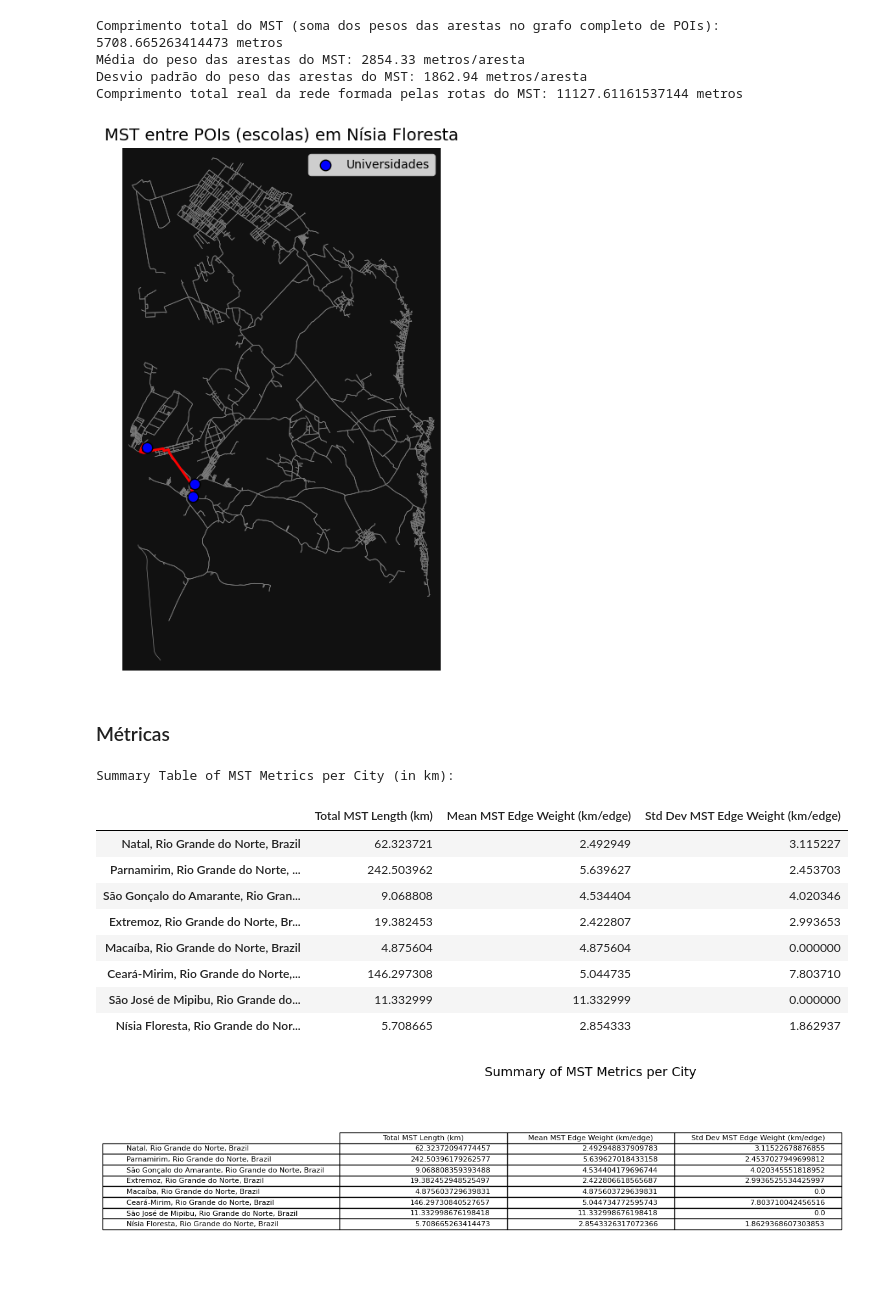
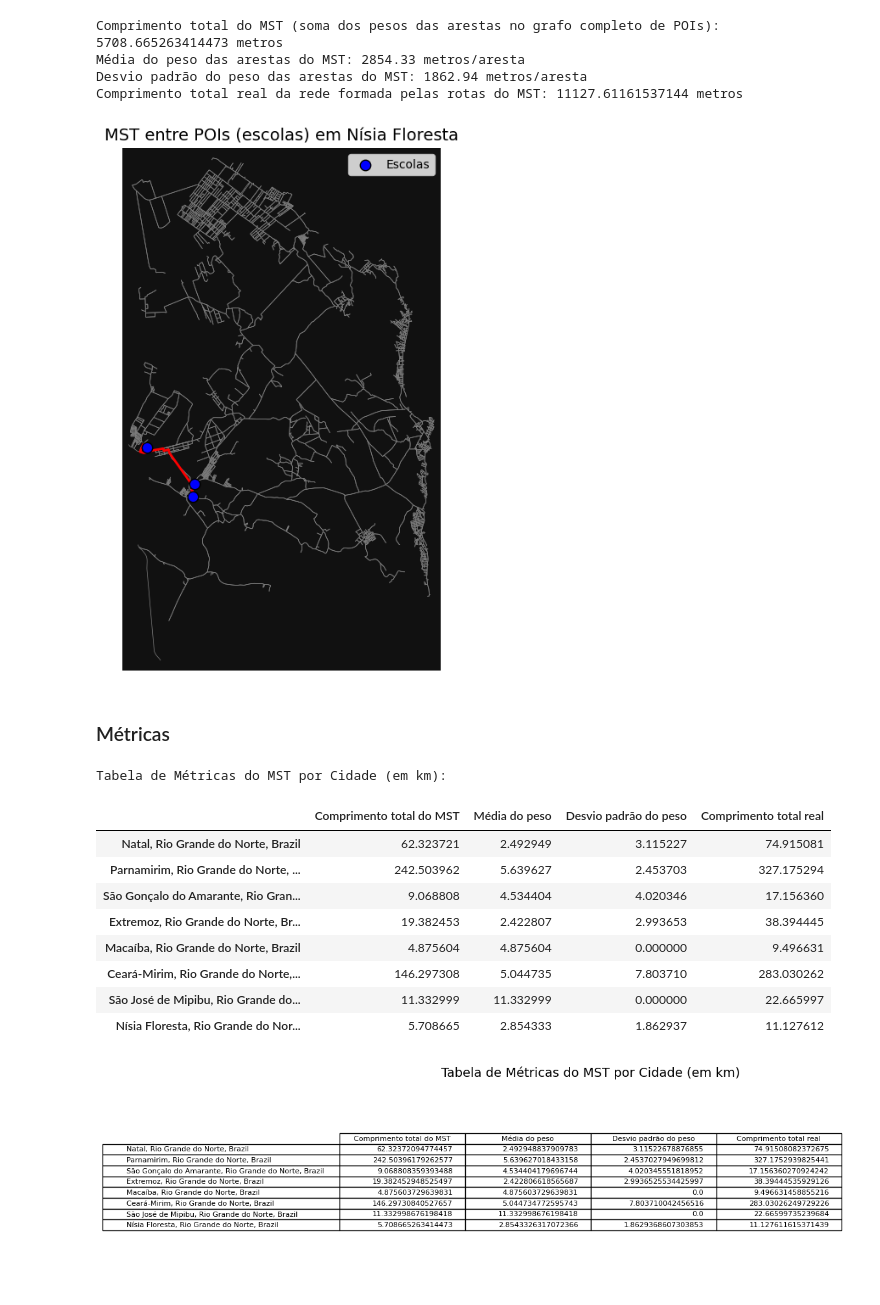
Before and after one commit to lucasumb/Algoritmos-e-estruturas-de-dados-II, a Jupyter notebook: Projeto03/notebooks/projeto3.ipynb, the cells around one changed output. Drawn from its saved outputs; the diff is of its cells as text; code cells hidden in the pictures.

Commit message:
Atualizando as imagens e readme

```diff
--- a/Projeto03/notebooks/projeto3.ipynb
+++ b/Projeto03/notebooks/projeto3.ipynb
@@ -891,7 +890,7 @@ for route in mst_routes:
 
 print("Comprimento total real da rede formada pelas rotas do MST:", total_real_length, "metros")
 
-dados[places[4]] = [total_mst_weight, mean_mst_edge_weight, std_dev_mst_edge_weight]
+dados[places[4]] = [total_mst_weight, mean_mst_edge_weight, std_dev_mst_edge_weight, total_real_length]
 # %% [output]
 Comprimento total do MST (soma dos pesos das arestas no grafo completo de POIs): 4875.603729639831 metros
 Média do peso das arestas do MST: 4875.60 metros/aresta
@@ -1052,7 +1051,7 @@ for route in mst_routes:
 
 print("Comprimento total real da rede formada pelas rotas do MST:", total_real_length, "metros")
 
-dados[places[5]] = [total_mst_weight, mean_mst_edge_weight, std_dev_mst_edge_weight]
+dados[places[5]] = [total_mst_weight, mean_mst_edge_weight, std_dev_mst_edge_weight, total_real_length]
 # %% [output]
 Comprimento total do MST (soma dos pesos das arestas no grafo completo de POIs): 146297.30840527656 metros
 Média do peso das arestas do MST: 5044.73 metros/aresta
@@ -1215,7 +1214,7 @@ for route in mst_routes:
 
 print("Comprimento total real da rede formada pelas rotas do MST:", total_real_length, "metros")
 
-dados[places[6]] = [total_mst_weight, mean_mst_edge_weight, std_dev_mst_edge_weight]
+dados[places[6]] = [total_mst_weight, mean_mst_edge_weight, std_dev_mst_edge_weight, total_real_length]
 # %% [output]
 Comprimento total do MST (soma dos pesos das arestas no grafo completo de POIs): 11332.998676198418 metros
 Média do peso das arestas do MST: 11333.00 metros/aresta
@@ -1378,7 +1377,7 @@ for route in mst_routes:
 
 print("Comprimento total real da rede formada pelas rotas do MST:", total_real_length, "metros")
 
-dados[places[7]] = [total_mst_weight, mean_mst_edge_weight, std_dev_mst_edge_weight]
+dados[places[7]] = [total_mst_weight, mean_mst_edge_weight, std_dev_mst_edge_weight, total_real_length]
 # %% [output]
 Comprimento total do MST (soma dos pesos das arestas no grafo completo de POIs): 5708.665263414473 metros
 Média do peso das arestas do MST: 2854.33 metros/aresta
@@ -1405,55 +1404,56 @@ for route in mst_routes:
 # Plotar também os POIs (universidades) em azul
 poi_x = [G_undirected.nodes[n]['x'] for n in university_nodes]
 poi_y = [G_undirected.nodes[n]['y'] for n in university_nodes]
-ax.scatter(poi_x, poi_y, c='blue', s=80, zorder=5, edgecolor='black', label='Universidades')
+ax.scatter(poi_x, poi_y, c='blue', s=80, zorder=5, edgecolor='black', label='Escolas')
 
 plt.title("MST entre POIs (escolas) em Nísia Floresta", fontsize=14)
 ax.legend()
-plt.savefig("nisia_mst.png", dpi=300, bbox_inches='tight')
+plt.savefig("nisia_mst.png", dpi=500, bbox_inches='tight')
 plt.show()
 # %% [output]
-[figure, old version]
+[figure, new version]
 # %% [markdown]
 ### Métricas
 # %%
 import pandas as pd
 import matplotlib.pyplot as plt
 
-df_dados = pd.DataFrame.from_dict(dados, orient='index', columns=['Total MST Length (m)', 'Mean MST Edge Weight (m/edge)', 'Std Dev MST Edge Weight (m/edge)'])
+df_dados = pd.DataFrame.from_dict(dados, orient='index', columns=['Total MST Length (m)', 'Mean MST Edge Weight (m/edge)', 'Std Dev MST Edge Weight (m/edge)', 'total_real_length'])
 
 # Convert meters to kilometers for better readability
-df_dados['Total MST Length (km)'] = df_dados['Total MST Length (m)'] / 1000
-df_dados['Mean MST Edge Weight (km/edge)'] = df_dados['Mean MST Edge Weight (m/edge)'] / 1000
-df_dados['Std Dev MST Edge Weight (km/edge)'] = df_dados['Std Dev MST Edge Weight (m/edge)'] / 1000
+df_dados['Comprimento total do MST'] = df_dados['Total MST Length (m)'] / 1000
+df_dados['Média do peso'] = df_dados['Mean MST Edge Weight (m/edge)'] / 1000
+df_dados['Desvio padrão do peso'] = df_dados['Std Dev MST Edge Weight (m/edge)'] / 1000
+df_dados['Comprimento total real'] = df_dados['total_real_length'] / 1000
 
 # Drop the original meter columns
 df_dados = df_dados.drop(columns=['Total MST Length (m)', 'Mean MST Edge Weight (m/edge)', 'Std Dev MST Edge Weight (m/edge)'])
 
 # Reorder columns for better presentation
-df_dados = df_dados[['Total MST Length (km)', 'Mean MST Edge Weight (km/edge)', 'Std Dev MST Edge Weight (km/edge)']]
+df_dados = df_dados[['Comprimento total do MST', 'Média do peso', 'Desvio padrão do peso', 'Comprimento total real']]
 
 
 # Display the table
-print("Summary Table of MST Metrics per City (in km):")
+print("Tabela de Métricas do MST por Cidade (em km):")
 display(df_dados)
 
 # Save the table as a PNG image
 fig, ax = plt.subplots(figsize=(10, len(df_dados) * 0.5)) # Adjust figure size based on number of rows
 ax.axis('off') # Hide the axes
 ax.table(cellText=df_dados.values, colLabels=df_dados.columns, rowLabels=df_dados.index, loc='center')
 
-plt.title("Summary of MST Metrics per City", fontsize=14)
-plt.savefig("mst_metrics_table.png", bbox_inches='tight', dpi=300)
+plt.title("Tabela de Métricas do MST por Cidade (em km)", fontsize=14)
+plt.savefig("mst_metrics_table.png", bbox_inches='tight', dpi=500)
 plt.show()
 # %% [output]
-Summary Table of MST Metrics per City (in km):
+Tabela de Métricas do MST por Cidade (em km):
-|  | Total MST Length (km) | Mean MST Edge Weight (km/edge) | Std Dev MST Edge Weight (km/edge) |
-| Natal, Rio Grande do Norte, Brazil | 62.323721 | 2.492949 | 3.115227 |
-| Parnamirim, Rio Grande do Norte, ... | 242.503962 | 5.639627 | 2.453703 |
-| São Gonçalo do Amarante, Rio Gran... | 9.068808 | 4.534404 | 4.020346 |
-| Extremoz, Rio Grande do Norte, Br... | 19.382453 | 2.422807 | 2.993653 |
-| Macaíba, Rio Grande do Norte, Brazil | 4.875604 | 4.875604 | 0.000000 |
-| Ceará-Mirim, Rio Grande do Norte,... | 146.297308 | 5.044735 | 7.803710 |
-| São José de Mipibu, Rio Grande do... | 11.332999 | 11.332999 | 0.000000 |
-| Nísia Floresta, Rio Grande do Nor... | 5.708665 | 2.854333 | 1.862937 |
+|  | Comprimento total do MST | Média do peso | Desvio padrão do peso | Comprimento total real |
+| Natal, Rio Grande do Norte, Brazil | 62.323721 | 2.492949 | 3.115227 | 74.915081 |
+| Parnamirim, Rio Grande do Norte, ... | 242.503962 | 5.639627 | 2.453703 | 327.175294 |
+| São Gonçalo do Amarante, Rio Gran... | 9.068808 | 4.534404 | 4.020346 | 17.156360 |
+| Extremoz, Rio Grande do Norte, Br... | 19.382453 | 2.422807 | 2.993653 | 38.394445 |
+| Macaíba, Rio Grande do Norte, Brazil | 4.875604 | 4.875604 | 0.000000 | 9.496631 |
+| Ceará-Mirim, Rio Grande do Norte,... | 146.297308 | 5.044735 | 7.803710 | 283.030262 |
+| São José de Mipibu, Rio Grande do... | 11.332999 | 11.332999 | 0.000000 | 22.665997 |
+| Nísia Floresta, Rio Grande do Nor... | 5.708665 | 2.854333 | 1.862937 | 11.127612 |
-[figure, old version]
+[figure, new version]
```
Also changed, not shown: parts of 12 cells of this notebook, 10 other files.
